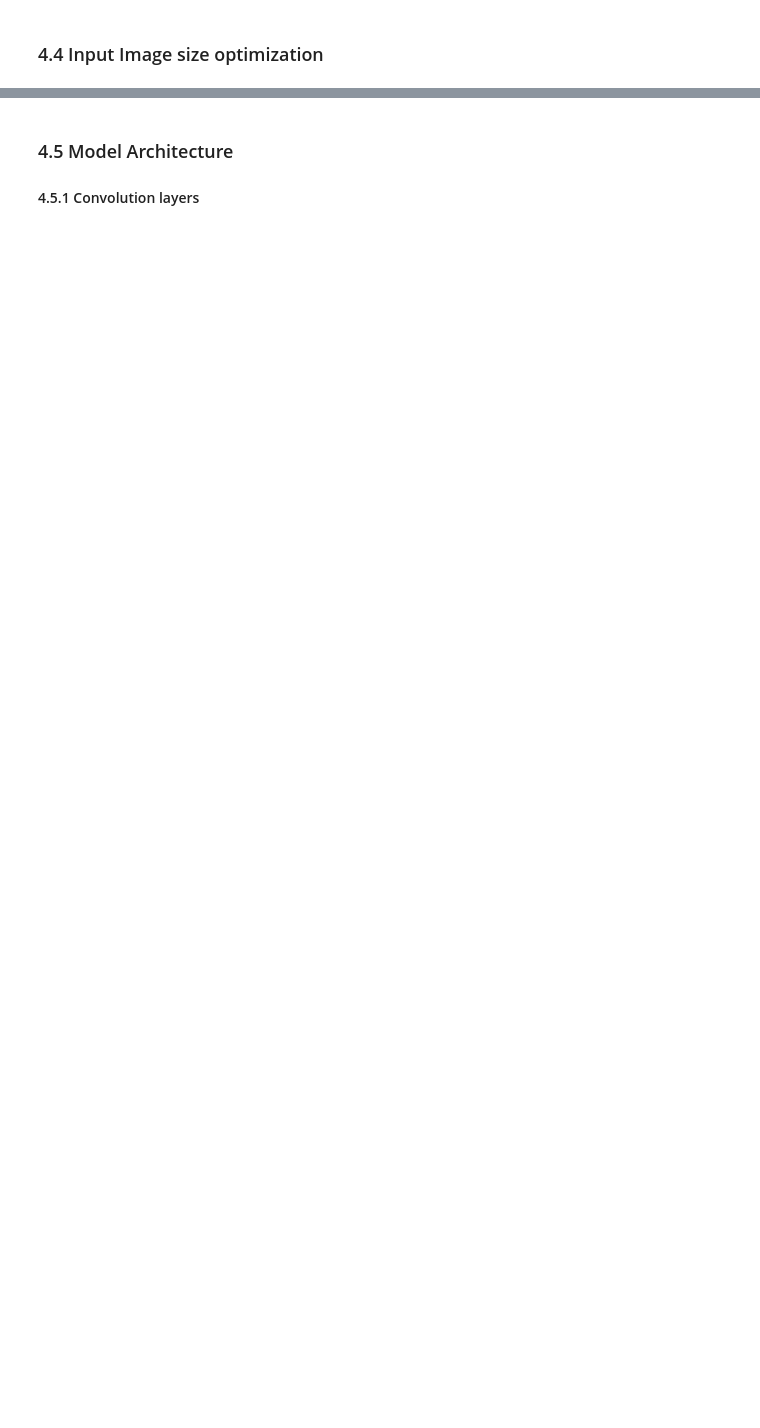
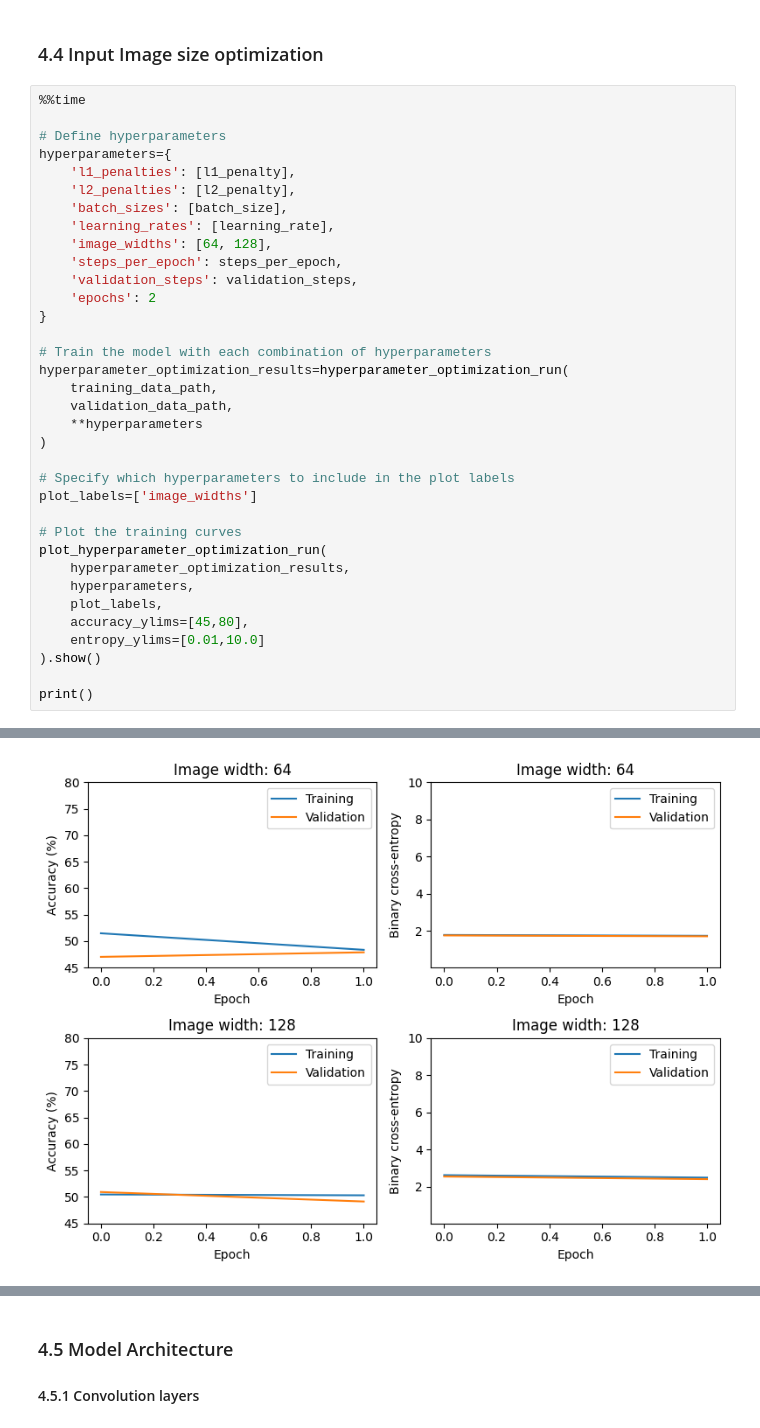
Before and after one commit to 4GeeksAcademy/Madesh4-image-classification, a Jupyter notebook: src/Madesh_solution.ipynb, the cells around one changed output, grey strips where cells are left out. Cells and saved outputs as stored; diff of their text form; blank space fills up the shorter version.

```diff
--- a/src/Madesh_solution.ipynb
+++ b/src/Madesh_solution.ipynb
@@ -372,2 +372,38 @@ Wall time: 1.22 s
 # %% [markdown]
 ### 4.4 Input Image size optimization
+# %%
+%%time
+
+# Define hyperparameters
+hyperparameters={
+    'l1_penalties': [l1_penalty],
+    'l2_penalties': [l2_penalty],
+    'batch_sizes': [batch_size],
+    'learning_rates': [learning_rate],
+    'image_widths': [64, 128],
+    'steps_per_epoch': steps_per_epoch,
+    'validation_steps': validation_steps,
+    'epochs': 2
+}
+
+# Train the model with each combination of hyperparameters
+hyperparameter_optimization_results=hyperparameter_optimization_run(
+    training_data_path,
+    validation_data_path,
+    **hyperparameters
+)
+
+# Specify which hyperparameters to include in the plot labels
+plot_labels=['image_widths']
+
+# Plot the training curves
+plot_hyperparameter_optimization_run(
+    hyperparameter_optimization_results,
+    hyperparameters,
+    plot_labels,
+    accuracy_ylims=[45,80],
+    entropy_ylims=[0.01,10.0]
+).show()
+
+print()
+# %% [output]
@@ -373,0 +416 @@ Wall time: 1.22 s
+[figure, added]
```
Also changed, not shown: parts of 10 cells of this notebook.
